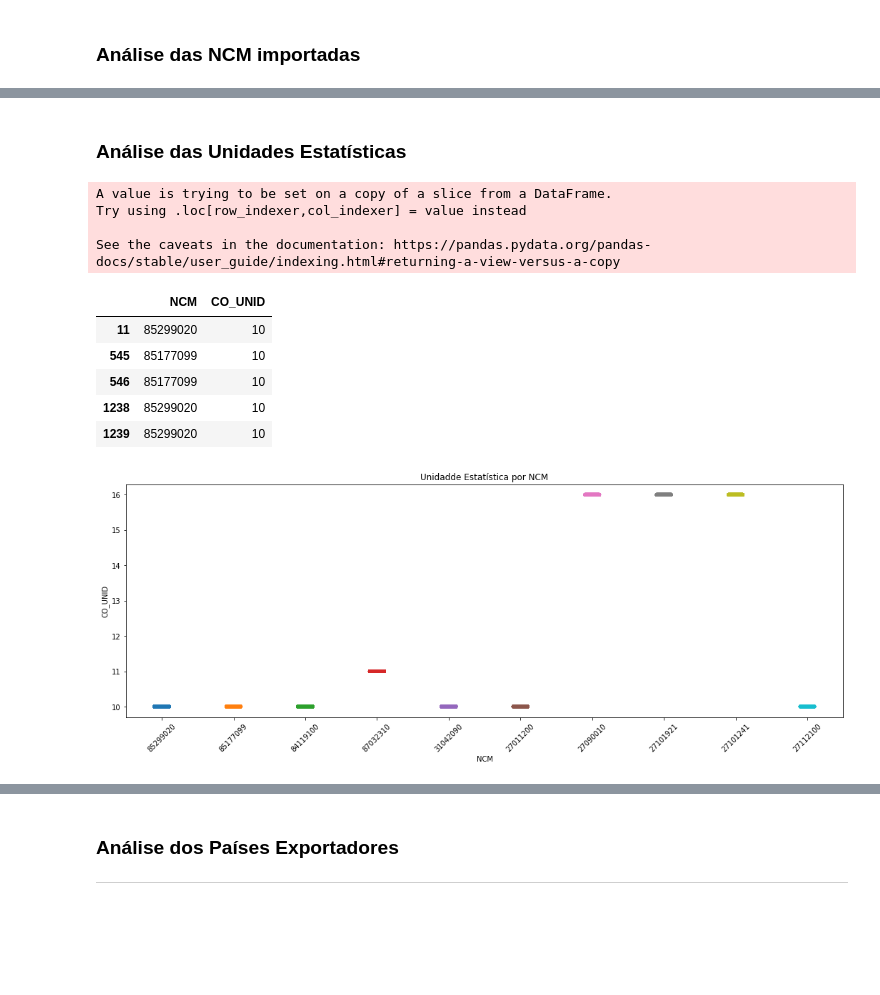
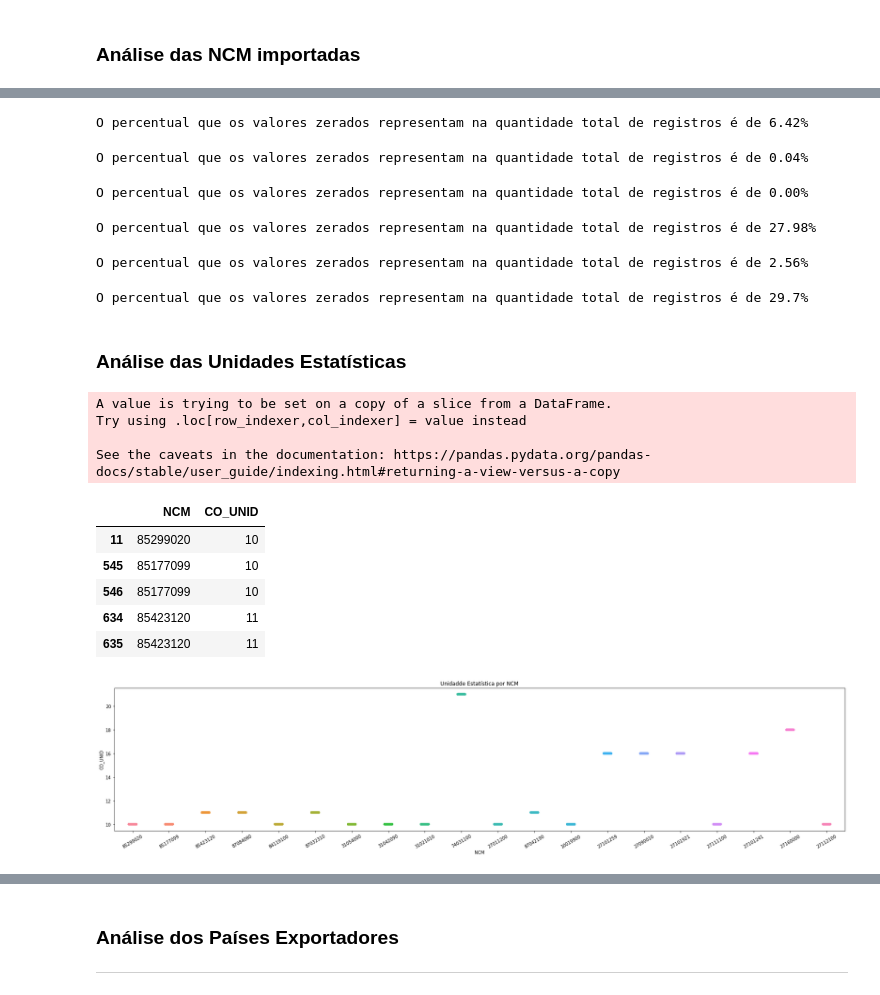
Before and after one commit to Danielpsob/DSWP, a Jupyter notebook: notebooks/analise_dados29-03.ipynb, the cells around one changed output, grey strips where cells are left out. Drawn from its saved outputs; the diff is of its cells as text; code cells hidden in the pictures; blank space fills up the shorter version.

```diff
--- a/notebooks/analise_dados29-03.ipynb
+++ b/notebooks/analise_dados29-03.ipynb
@@ -116,0 +105,6 @@ df_importacao.head()
+# %%
+df = df_importacao.groupby(['CO_NCM']).sum().sort_values(by=['VL_FOB'],ascending=False)
+fob_total = df.VL_FOB.sum()
+df = df.iloc[:20,:][['VL_FOB']]
+df.reset_index(inplace=True)
+df
@@ -116,0 +136,3 @@ df_importacao.head()
+# %%
+df_importacao = df_importacao[df_importacao.CO_NCM.isin(df.CO_NCM)]
+df_importacao.info()
@@ -354,10 +410,11 @@ df_total.head()
 # %% [markdown]
 ### Análise das NCM importadas
 # %%
-# Separando as 10 NCM mais importadas em valor FOB
+# Separando as 20 NCM mais importadas em valor FOB
 
 df = df_total.groupby(['NCM']).sum().sort_values(by=['VL_FOB'],ascending=False)
-df = df.iloc[:10,:][['VL_FOB']]
+fob_total = df.VL_FOB.sum()
+df = df.iloc[:20,:][['VL_FOB']]
 df.reset_index(inplace=True)
 df
 # %% [output]
@@ -374,0 +438,7 @@ df
+# %%
+df['porcentagem'] = df.VL_FOB.apply(lambda x: x/fob_total)
+maiores_ncm = df.iloc[:20,:]
+fob_maiores_ncm = maiores_ncm.VL_FOB.sum()
+perc_ncm = fob_maiores_ncm/fob_total
+print(f'O percentual que essas NCM representam no valor FOB é de {perc_ncm:.1%}')
+df
@@ -405,3 +501,47 @@ df_total.head()
+# %%
+quant_total = len(df_total.index)
+df_cont_estat = df_total[df_total['KG_LIQUIDO']==0]
+quant_zero = len(df_cont_estat.index)
+print(f'O percentual que os valores zerados representam na quantidade total de registros é de {quant_zero/quant_total:.2%}')
+# %% [output]
+O percentual que os valores zerados representam na quantidade total de registros é de 6.42%
+# %%
+quant_total = len(df_total.index)
+df_cont_estat = df_total[df_total['VL_FOB']==0]
+quant_zero = len(df_cont_estat.index)
+print(f'O percentual que os valores zerados representam na quantidade total de registros é de {quant_zero/quant_total:.2%}')
+# %% [output]
+O percentual que os valores zerados representam na quantidade total de registros é de 0.04%
+# %%
+quant_total = len(df_total.index)
+df_cont_estat = df_total[df_total['COTACAO']==0]
+quant_zero = len(df_cont_estat.index)
+print(f'O percentual que os valores zerados representam na quantidade total de registros é de {quant_zero/quant_total:.2%}')
+# %% [output]
+O percentual que os valores zerados representam na quantidade total de registros é de 0.00%
+# %%
+quant_total = len(df_total.index)
+df_cont_estat = df_total[df_total['VL_SEGURO']==0]
+quant_zero = len(df_cont_estat.index)
+print(f'O percentual que os valores zerados representam na quantidade total de registros é de {quant_zero/quant_total:.2%}')
+# %% [output]
+O percentual que os valores zerados representam na quantidade total de registros é de 27.98%
+# %%
+quant_total = len(df_total.index)
+df_cont_estat = df_total[df_total['VL_FRETE']==0]
+quant_zero = len(df_cont_estat.index)
+print(f'O percentual que os valores zerados representam na quantidade total de registros é de {quant_zero/quant_total:.2%}')
+# %% [output]
+O percentual que os valores zerados representam na quantidade total de registros é de 2.56%
+# %%
+quant_total = len(df_total.index)
+df_cont = df_total.copy()
+df_cont["Contador"] = df_cont.QT_ESTAT * df_cont.KG_LIQUIDO * df_cont.VL_FOB * df_cont.COTACAO * df_cont.VL_SEGURO * df_cont.VL_FRETE
+df_contzeros = df_cont[df_cont['Contador']==0]
+quant_zero = len(df_contzeros.index)
+print(f'O percentual que os valores zerados representam na quantidade total de registros é de {quant_zero/quant_total:.1%}')
+# %% [output]
+O percentual que os valores zerados representam na quantidade total de registros é de 29.7%
 # %% [markdown]
 ### Análise das Unidades Estatísticas
 # %%
@@ -417,16 +557,16 @@ See the caveats in the documentation: https://pandas.pydata.org/pandas-docs/stab
 | 11 | 85299020 | 10 |
 | 545 | 85177099 | 10 |
 | 546 | 85177099 | 10 |
-| 1238 | 85299020 | 10 |
-| 1239 | 85299020 | 10 |
+| 634 | 85423120 | 11 |
+| 635 | 85423120 | 11 |
 # %%
-fig, ax = plt.subplots(sharey=False, figsize=(18,6))
+fig, ax = plt.subplots(sharey=False, figsize=(30,6))
 plt.title("Unidadde Estatística por NCM")
 sns.stripplot(x='NCM', y='CO_UNID', data=df_unidest)
-plt.xticks(rotation=45)
+plt.xticks(rotation=30)
 plt.show()
 # %% [output]
-[figure, old version]
+[figure, new version]
 # %%
 df_total.drop(['CO_UNID'],axis=1,inplace=True)
 # %%
```
Also changed, not shown: parts of 17 cells of this notebook.
